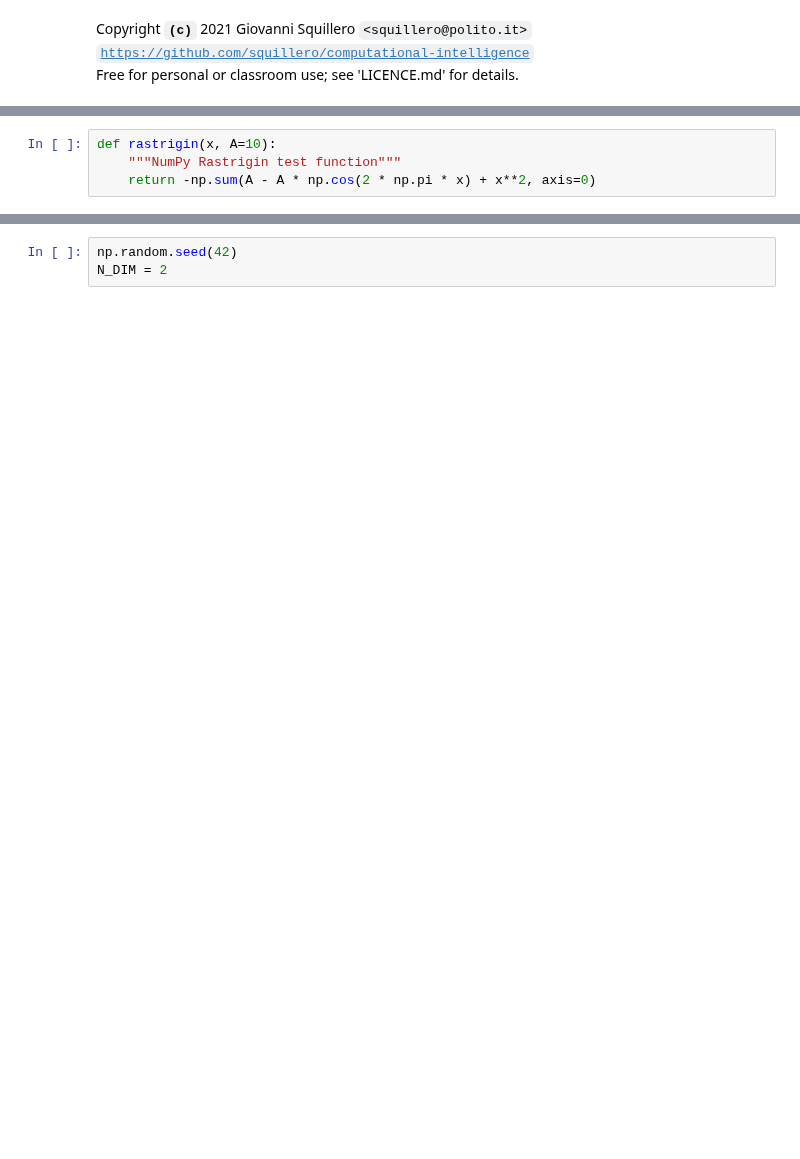
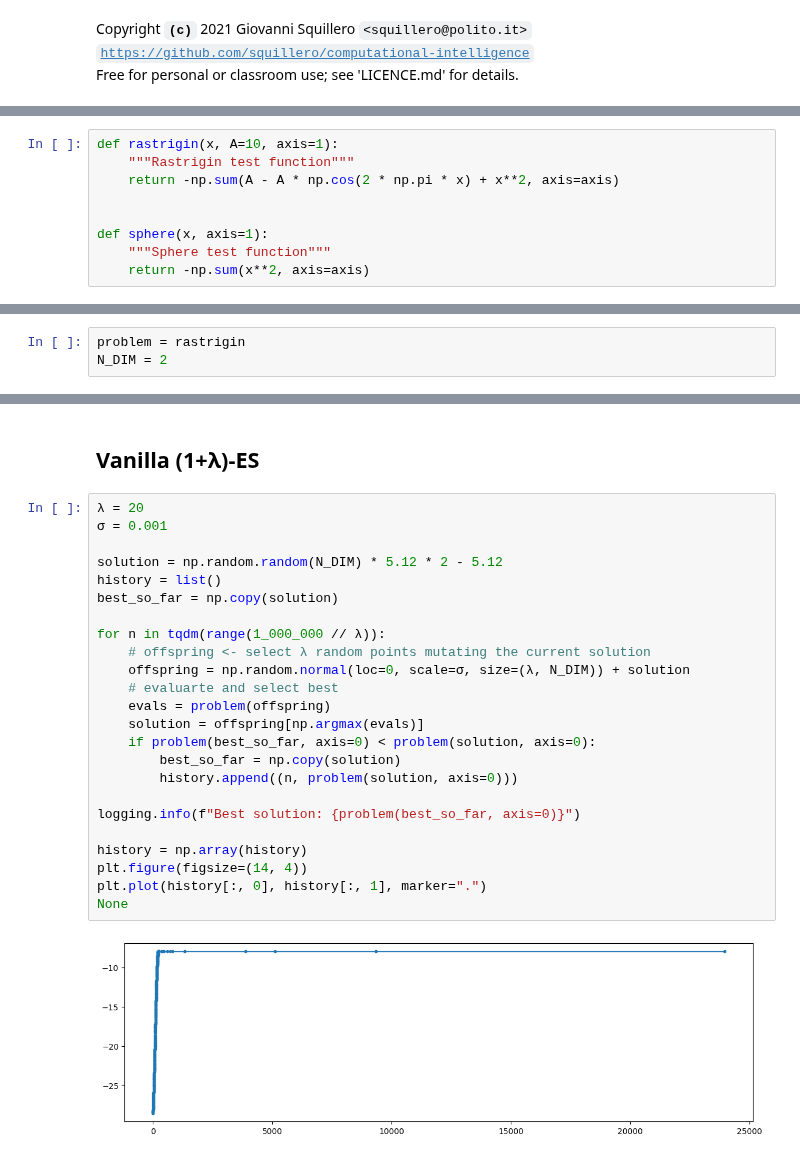
Before and after one commit to squillero/computational-intelligence, a Jupyter notebook: 2022-23/test-function.ipynb, the cells around one changed output, grey strips where cells are left out. Drawn from its saved outputs; the diff is of its cells as text; blank space fills up the shorter version.

```diff
--- a/2022-23/rastrigin.ipynb
+++ b/2022-23/test-function.ipynb
@@ -17,4 +11,9 @@ logging.basicConfig(
 # %%
-def rastrigin(x, A=10):
-    """NumPy Rastrigin test function"""
-    return -np.sum(A - A * np.cos(2 * np.pi * x) + x**2, axis=0)
+def rastrigin(x, A=10, axis=1):
+    """Rastrigin test function"""
+    return -np.sum(A - A * np.cos(2 * np.pi * x) + x**2, axis=axis)
+
+
+def sphere(x, axis=1):
+    """Sphere test function"""
+    return -np.sum(x**2, axis=axis)
@@ -21,3 +22,6 @@ def rastrigin(x, A=10):
+# %%
+problem = rastrigin
+N_DIM = 2
 # %%
 N_POINTS = 200
 r = np.linspace(-5, 5, N_POINTS)
@@ -30,6 +34,31 @@ ax.plot_surface(*np.meshgrid(r, r), z, rstride=1, cstride=1, cmap=cm.plasma, lin
 None
 # %% [output]
 [figure]
-# %%
-np.random.seed(42)
-N_DIM = 2
+# %% [markdown]
+## Vanilla (1+λ)-ES
+# %%
+λ = 20
+σ = 0.001
+
+solution = np.random.random(N_DIM) * 5.12 * 2 - 5.12
+history = list()
+best_so_far = np.copy(solution)
+
+for n in tqdm(range(1_000_000 // λ)):
+    # offspring <- select λ random points mutating the current solution
+    offspring = np.random.normal(loc=0, scale=σ, size=(λ, N_DIM)) + solution
+    # evaluarte and select best
+    evals = problem(offspring)
+    solution = offspring[np.argmax(evals)]
+    if problem(best_so_far, axis=0) < problem(solution, axis=0):
+        best_so_far = np.copy(solution)
+        history.append((n, problem(solution, axis=0)))
+
+logging.info(f"Best solution: {problem(best_so_far, axis=0)}")
+
+history = np.array(history)
+plt.figure(figsize=(14, 4))
+plt.plot(history[:, 0], history[:, 1], marker=".")
+None
+# %% [output]
+[figure, added]
```
Also changed, not shown: parts of 3 cells of this notebook, 2 other files.
